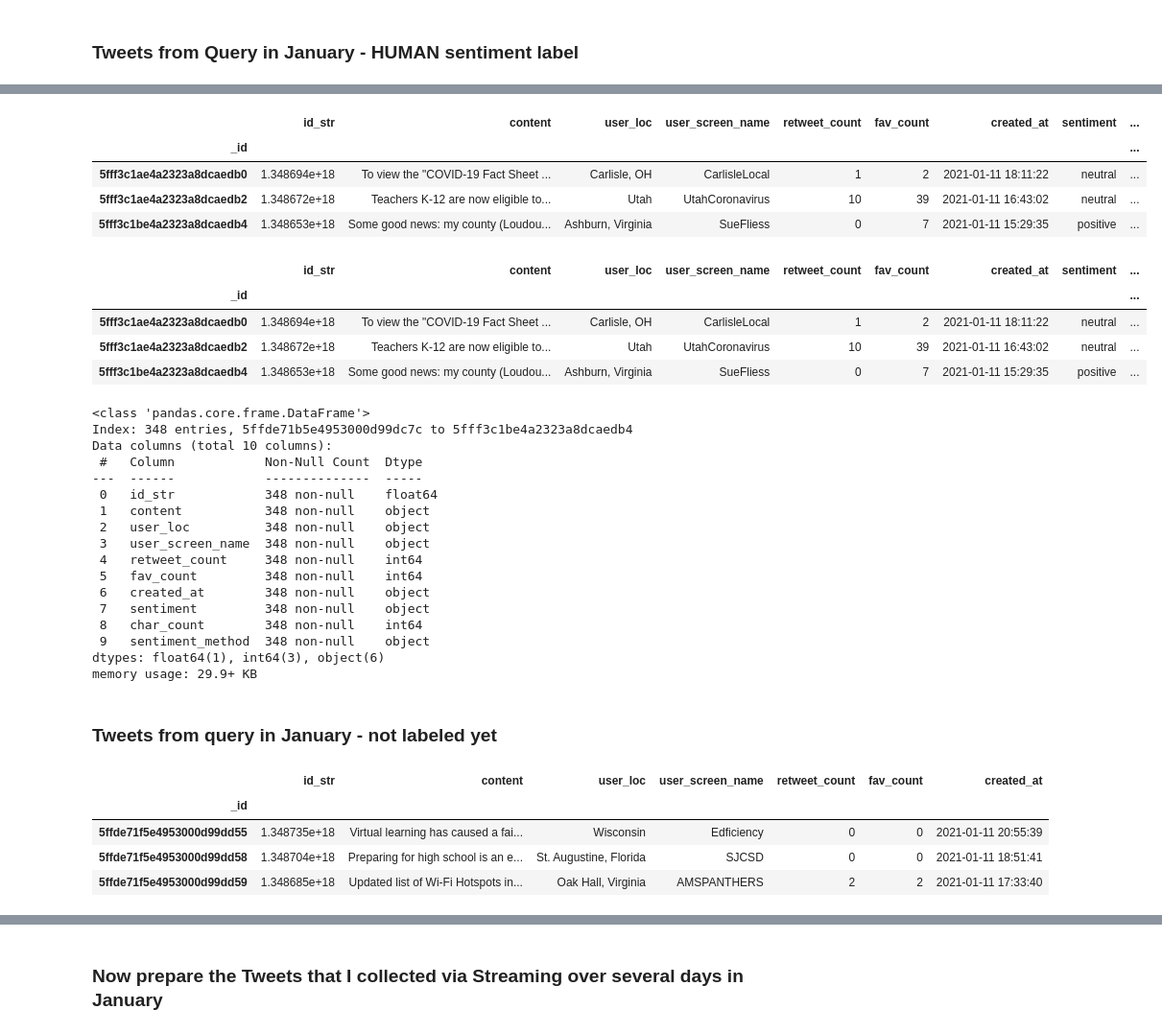
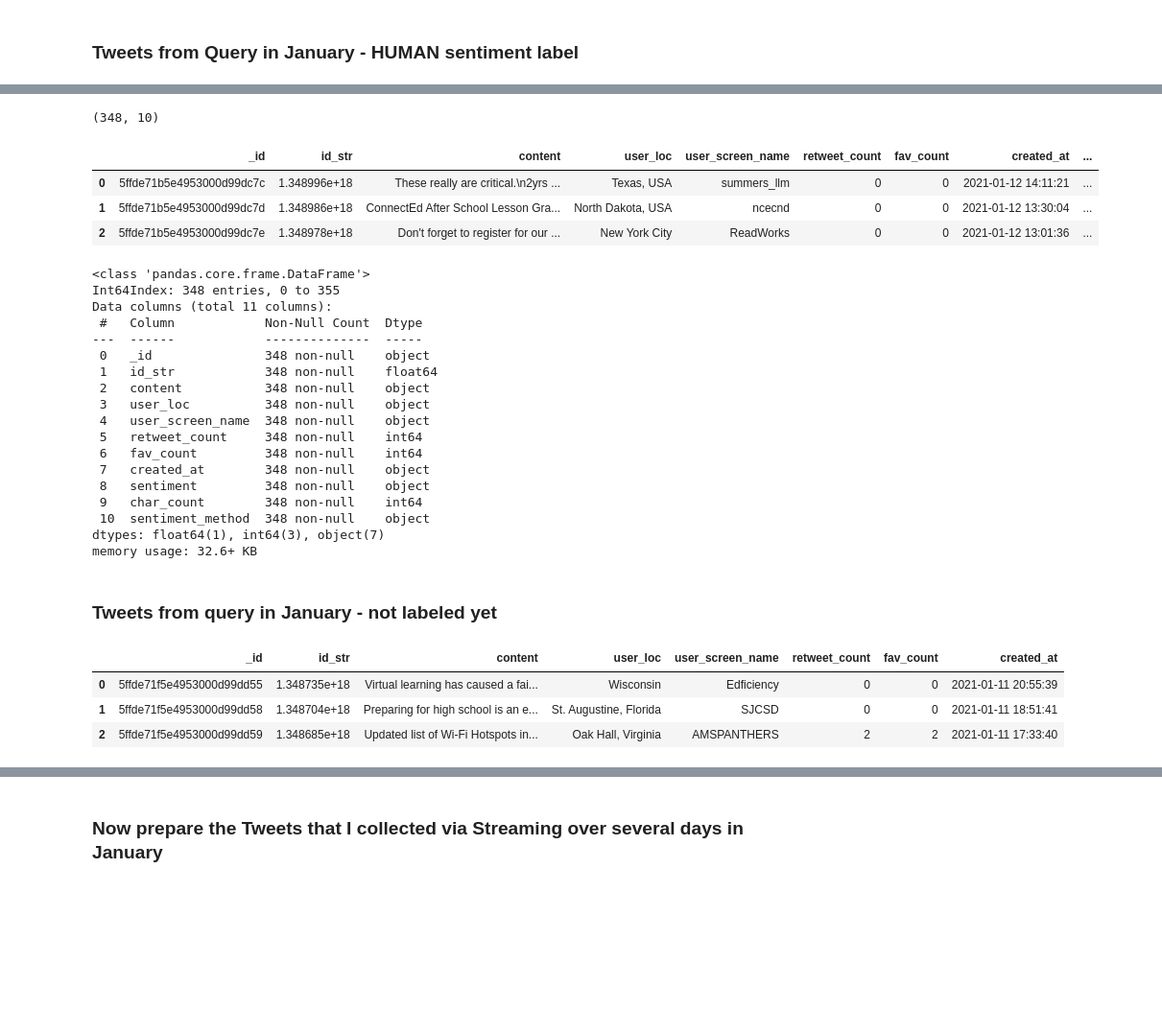
Before and after one commit to lspope/capstone, a Jupyter notebook: code/data_prep.ipynb, the cells around one changed output, grey strips where cells are left out. Shown at 96% size. Saved outputs shown, nothing was run; the diff lists cells and outputs as text; code cells hidden in the pictures; blank space fills up the shorter version.

```diff
--- a/code/data_prep.ipynb
+++ b/code/data_prep.ipynb
@@ -229,6 +237,6 @@ us_only_data.to_csv('../data/us_only_external_data_tweets_TOOL_labeled.csv', ind
 # %% [markdown]
 ### Tweets from Query in January - HUMAN sentiment label
 # %%
-human_labeled_q_tweets =  pd.read_csv('../data/jan_queried_tweets_HUMAN_labeled.csv', index_col='_id')
+human_labeled_q_tweets =  pd.read_csv('../data/jan_queried_tweets_HUMAN_labeled.csv')
 human_labeled_q_tweets.head(3)
 # %% [output]
@@ -241,41 +248,38 @@ human_labeled_q_tweets.head(3)
 # Keep only the tweets 100 chars and over
 human_labeled_q_tweets['char_count'] = human_labeled_q_tweets.apply(lambda row: len(row['content']), axis=1)
 human_labeled_q_tweets = human_labeled_q_tweets[human_labeled_q_tweets['char_count'] >= 100]
+human_labeled_q_tweets.shape
 # %% [output]
-|  | id_str | content | user_loc | user_screen_name | retweet_count | fav_count | created_at | sentiment | ... |
-| _id |  |  |  |  |  |  |  |  | ... |
-| 5fff3c1ae4a2323a8dcaedb0 | 1.348694e+18 | To view the "COVID-19 Fact Sheet ... | Carlisle, OH | CarlisleLocal | 1 | 2 | 2021-01-11 18:11:22 | neutral | ... |
-| 5fff3c1ae4a2323a8dcaedb2 | 1.348672e+18 | Teachers K-12 are now eligible to... | Utah | UtahCoronavirus | 10 | 39 | 2021-01-11 16:43:02 | neutral | ... |
-| 5fff3c1be4a2323a8dcaedb4 | 1.348653e+18 | Some good news: my county (Loudou... | Ashburn, Virginia | SueFliess | 0 | 7 | 2021-01-11 15:29:35 | positive | ... |
+(348, 10)
 # %%
 # Flag these tweets as having their sentiment set by a human
 human_labeled_q_tweets['sentiment_method'] = 'human'
-human_labeled_q_tweets.tail(3)
+human_labeled_q_tweets.head(3)
 # %% [output]
-|  | id_str | content | user_loc | user_screen_name | retweet_count | fav_count | created_at | sentiment | ... |
-| _id |  |  |  |  |  |  |  |  | ... |
-| 5fff3c1ae4a2323a8dcaedb0 | 1.348694e+18 | To view the "COVID-19 Fact Sheet ... | Carlisle, OH | CarlisleLocal | 1 | 2 | 2021-01-11 18:11:22 | neutral | ... |
-| 5fff3c1ae4a2323a8dcaedb2 | 1.348672e+18 | Teachers K-12 are now eligible to... | Utah | UtahCoronavirus | 10 | 39 | 2021-01-11 16:43:02 | neutral | ... |
-| 5fff3c1be4a2323a8dcaedb4 | 1.348653e+18 | Some good news: my county (Loudou... | Ashburn, Virginia | SueFliess | 0 | 7 | 2021-01-11 15:29:35 | positive | ... |
+|  | _id | id_str | content | user_loc | user_screen_name | retweet_count | fav_count | created_at | ... |
+| 0 | 5ffde71b5e4953000d99dc7c | 1.348996e+18 | These really are critical.\n2yrs ... | Texas, USA | summers_llm | 0 | 0 | 2021-01-12 14:11:21 | ... |
+| 1 | 5ffde71b5e4953000d99dc7d | 1.348986e+18 | ConnectEd After School Lesson Gra... | North Dakota, USA | ncecnd | 0 | 0 | 2021-01-12 13:30:04 | ... |
+| 2 | 5ffde71b5e4953000d99dc7e | 1.348978e+18 | Don't forget to register for our ... | New York City | ReadWorks | 0 | 0 | 2021-01-12 13:01:36 | ... |
 # %%
 human_labeled_q_tweets.info()
 # %% [output]
 <class 'pandas.core.frame.DataFrame'>
-Index: 348 entries, 5ffde71b5e4953000d99dc7c to 5fff3c1be4a2323a8dcaedb4
-Data columns (total 10 columns):
+Int64Index: 348 entries, 0 to 355
+Data columns (total 11 columns):
  #   Column            Non-Null Count  Dtype
 ---  ------            --------------  -----
- 0   id_str            348 non-null    float64
- 1   content           348 non-null    object
- 2   user_loc          348 non-null    object
- 3   user_screen_name  348 non-null    object
- 4   retweet_count     348 non-null    int64
- 5   fav_count         348 non-null    int64
- 6   created_at        348 non-null    object
- 7   sentiment         348 non-null    object
- 8   char_count        348 non-null    int64
- 9   sentiment_method  348 non-null    object
-dtypes: float64(1), int64(3), object(6)
-memory usage: 29.9+ KB
+ 0   _id               348 non-null    object
+ 1   id_str            348 non-null    float64
+ 2   content           348 non-null    object
+ 3   user_loc          348 non-null    object
+ 4   user_screen_name  348 non-null    object
+ 5   retweet_count     348 non-null    int64
+ 6   fav_count         348 non-null    int64
+ 7   created_at        348 non-null    object
+ 8   sentiment         348 non-null    object
+ 9   char_count        348 non-null    int64
+ 10  sentiment_method  348 non-null    object
+dtypes: float64(1), int64(3), object(7)
+memory usage: 32.6+ KB
 # %%
 # save to file
@@ -283,12 +287,11 @@ human_labeled_q_tweets.to_csv('../data/jan_2021_queried_tweets_HUMAN_labeled.csv
 # %% [markdown]
 ### Tweets from query in January - not labeled yet
 # %%
-q_tweets =  pd.read_csv('../data/jan_queried_tweets_NO_label.csv', index_col='_id')
+q_tweets =  pd.read_csv('../data/jan_queried_tweets_NO_label.csv')
 q_tweets.head(3)
 # %% [output]
-|  | id_str | content | user_loc | user_screen_name | retweet_count | fav_count | created_at |
-| _id |  |  |  |  |  |  |  |
-| 5ffde71f5e4953000d99dd55 | 1.348735e+18 | Virtual learning has caused a fai... | Wisconsin | Edficiency | 0 | 0 | 2021-01-11 20:55:39 |
-| 5ffde71f5e4953000d99dd58 | 1.348704e+18 | Preparing for high school is an e... | St. Augustine, Florida | SJCSD | 0 | 0 | 2021-01-11 18:51:41 |
-| 5ffde71f5e4953000d99dd59 | 1.348685e+18 | Updated list of Wi-Fi Hotspots in... | Oak Hall, Virginia | AMSPANTHERS | 2 | 2 | 2021-01-11 17:33:40 |
+|  | _id | id_str | content | user_loc | user_screen_name | retweet_count | fav_count | created_at |
+| 0 | 5ffde71f5e4953000d99dd55 | 1.348735e+18 | Virtual learning has caused a fai... | Wisconsin | Edficiency | 0 | 0 | 2021-01-11 20:55:39 |
+| 1 | 5ffde71f5e4953000d99dd58 | 1.348704e+18 | Preparing for high school is an e... | St. Augustine, Florida | SJCSD | 0 | 0 | 2021-01-11 18:51:41 |
+| 2 | 5ffde71f5e4953000d99dd59 | 1.348685e+18 | Updated list of Wi-Fi Hotspots in... | Oak Hall, Virginia | AMSPANTHERS | 2 | 2 | 2021-01-11 17:33:40 |
 # %%
```
Also changed, not shown: parts of 32 cells of this notebook, 14 other files.
